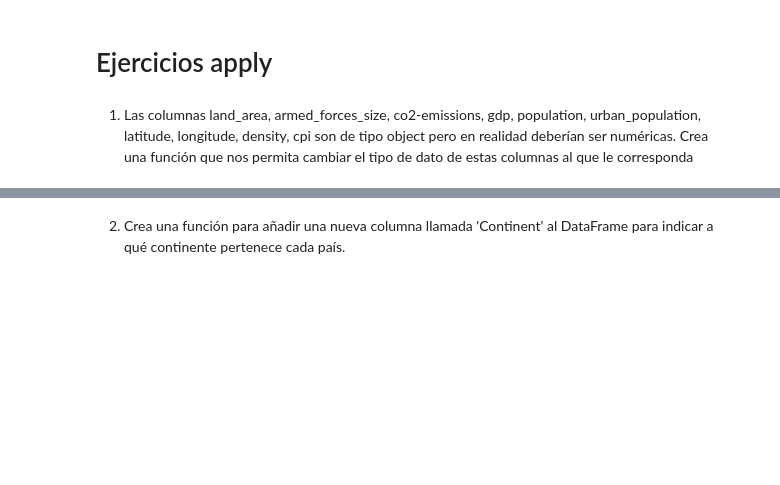
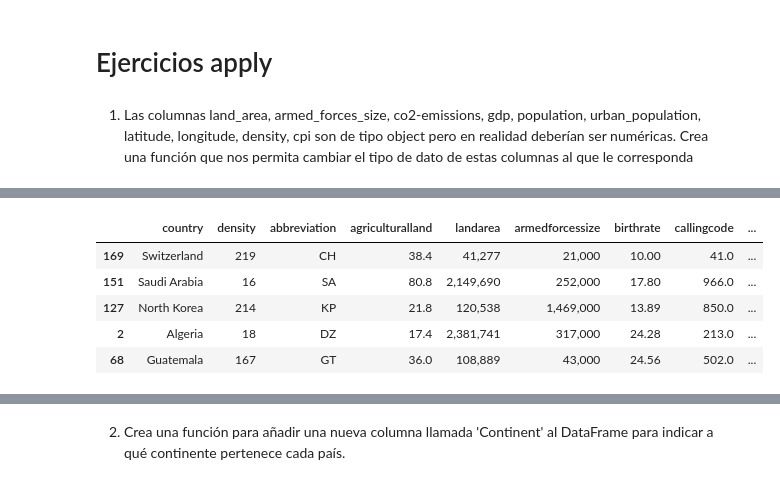
Before and after one commit to Adalab/da-modulo3-sprint1-pairprogramming.ReyesRocio, a Jupyter notebook: limpieza_analisis_datos/pp_groupby_apply.ipynb, the cells around one changed output, grey strips where cells are left out. Drawn from its saved outputs; the diff is of its cells as text; code cells hidden in the pictures; blank space fills up the shorter version.

```diff
--- a/limpieza_analisis_datos/pp_groupby_apply.ipynb
+++ b/limpieza_analisis_datos/pp_groupby_apply.ipynb
@@ -1,5 +1,11 @@
 # %% [markdown]
 ## Aplica programación en pareja Agrupación de Datos y Método
+# %%
+import pandas as pd
+import numpy as np
+pd.set_option('display.max_columns', None)
+# %%
+df=pd.read_csv("world_data_total.csv", index_col=0)
 # %% [markdown]
 # Ejercicios apply
 # %% [markdown]
@@ -6,0 +27,9 @@
+# %%
+df.sample(5)
+# %% [output]
+|  | country | density | abbreviation | agriculturalland | landarea | armedforcessize | birthrate | callingcode | ... |
+| 169 | Switzerland | 219 | CH | 38.4 | 41,277 | 21,000 | 10.00 | 41.0 | ... |
+| 151 | Saudi Arabia | 16 | SA | 80.8 | 2,149,690 | 252,000 | 17.80 | 966.0 | ... |
+| 127 | North Korea | 214 | KP | 21.8 | 120,538 | 1,469,000 | 13.89 | 850.0 | ... |
+| 2 | Algeria | 18 | DZ | 17.4 | 2,381,741 | 317,000 | 24.28 | 213.0 | ... |
+| 68 | Guatemala | 167 | GT | 36.0 | 108,889 | 43,000 | 24.56 | 502.0 | ... |
```
Also changed, not shown: parts of 32 cells of this notebook.
